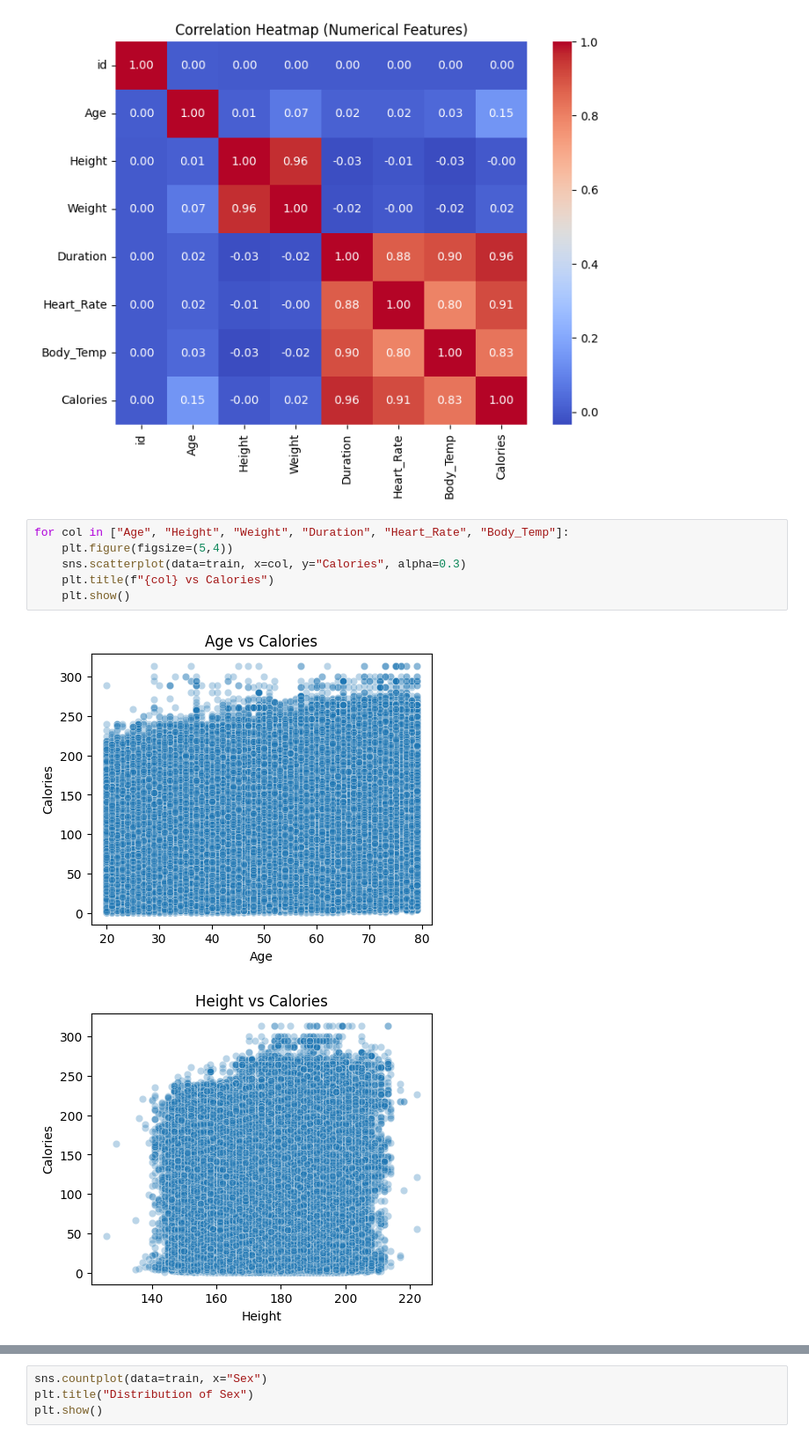
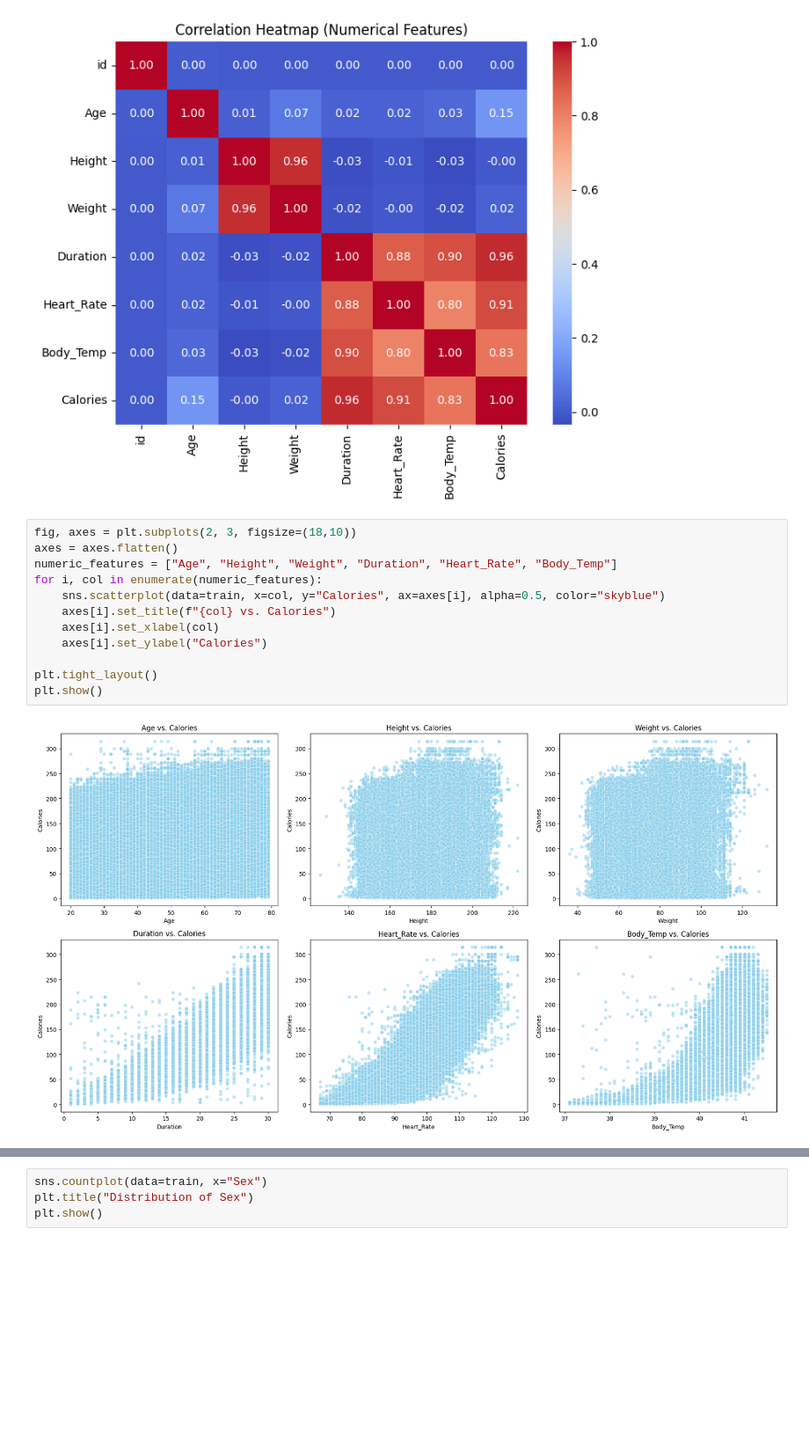
Before and after one commit to duynguyen260406-source/Python-Project, a Jupyter notebook: ml.ipynb, the cells around one changed output, grey strips where cells are left out. Shown at 88% size. Cells and saved outputs as stored; diff of their text form; blank space fills up the shorter version.

```diff
--- a/ml.ipynb
+++ b/ml.ipynb
@@ -90,11 +89,16 @@ plt.show()
 # %% [output]
 [figure]
 # %%
-for col in ["Age", "Height", "Weight", "Duration", "Heart_Rate", "Body_Temp"]:
-    plt.figure(figsize=(5,4))
-    sns.scatterplot(data=train, x=col, y="Calories", alpha=0.3)
-    plt.title(f"{col} vs Calories")
-    plt.show()
+fig, axes = plt.subplots(2, 3, figsize=(18,10))
+axes = axes.flatten()
+numeric_features = ["Age", "Height", "Weight", "Duration", "Heart_Rate", "Body_Temp"]
+for i, col in enumerate(numeric_features):
+    sns.scatterplot(data=train, x=col, y="Calories", ax=axes[i], alpha=0.5, color="skyblue")
+    axes[i].set_title(f"{col} vs. Calories")
+    axes[i].set_xlabel(col)
+    axes[i].set_ylabel("Calories")
+
+plt.tight_layout()
+plt.show()
 # %% [output]
-[figure, old version]
+[figure, new version]
-[figure, removed]
```
Also changed, not shown: parts of 5 cells of this notebook.
